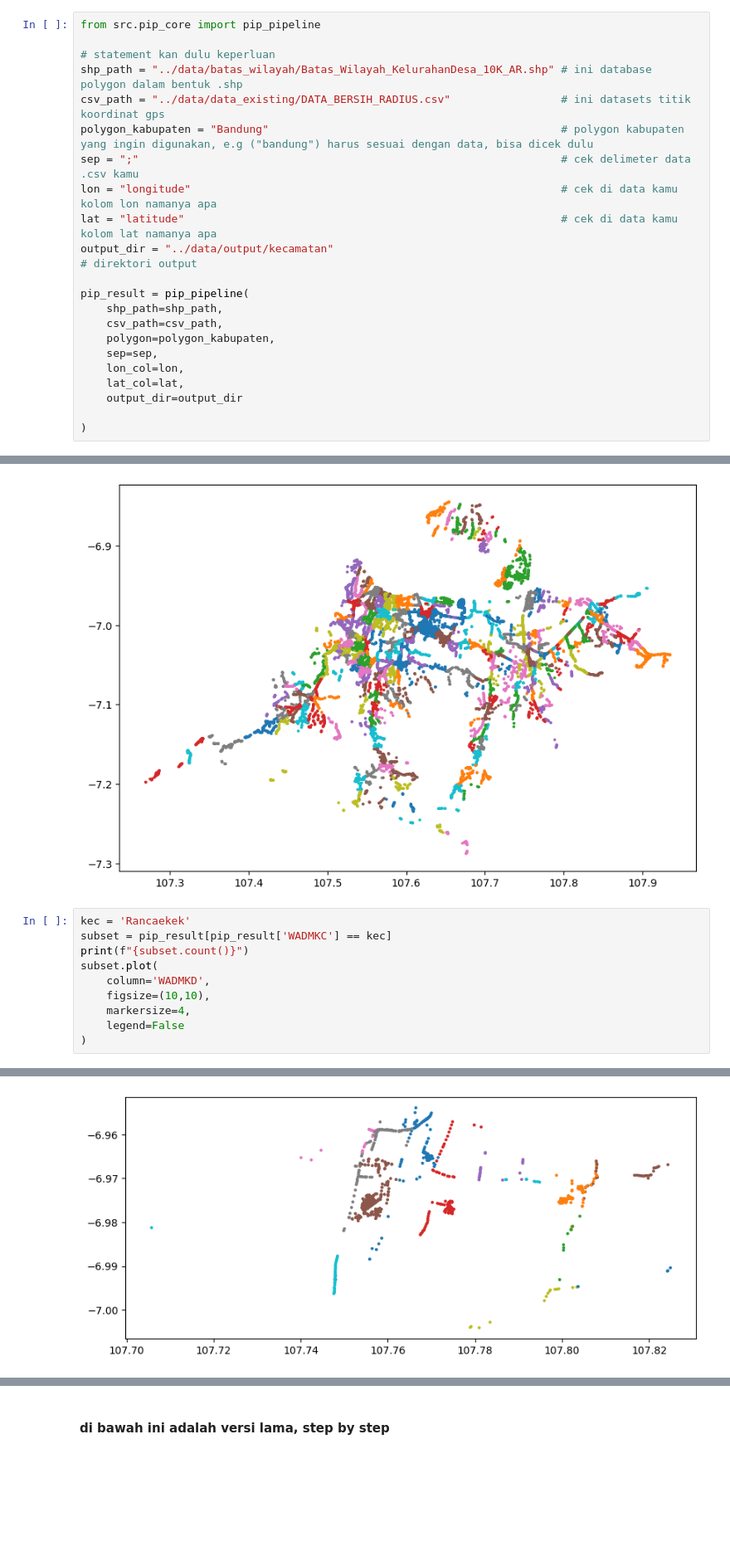
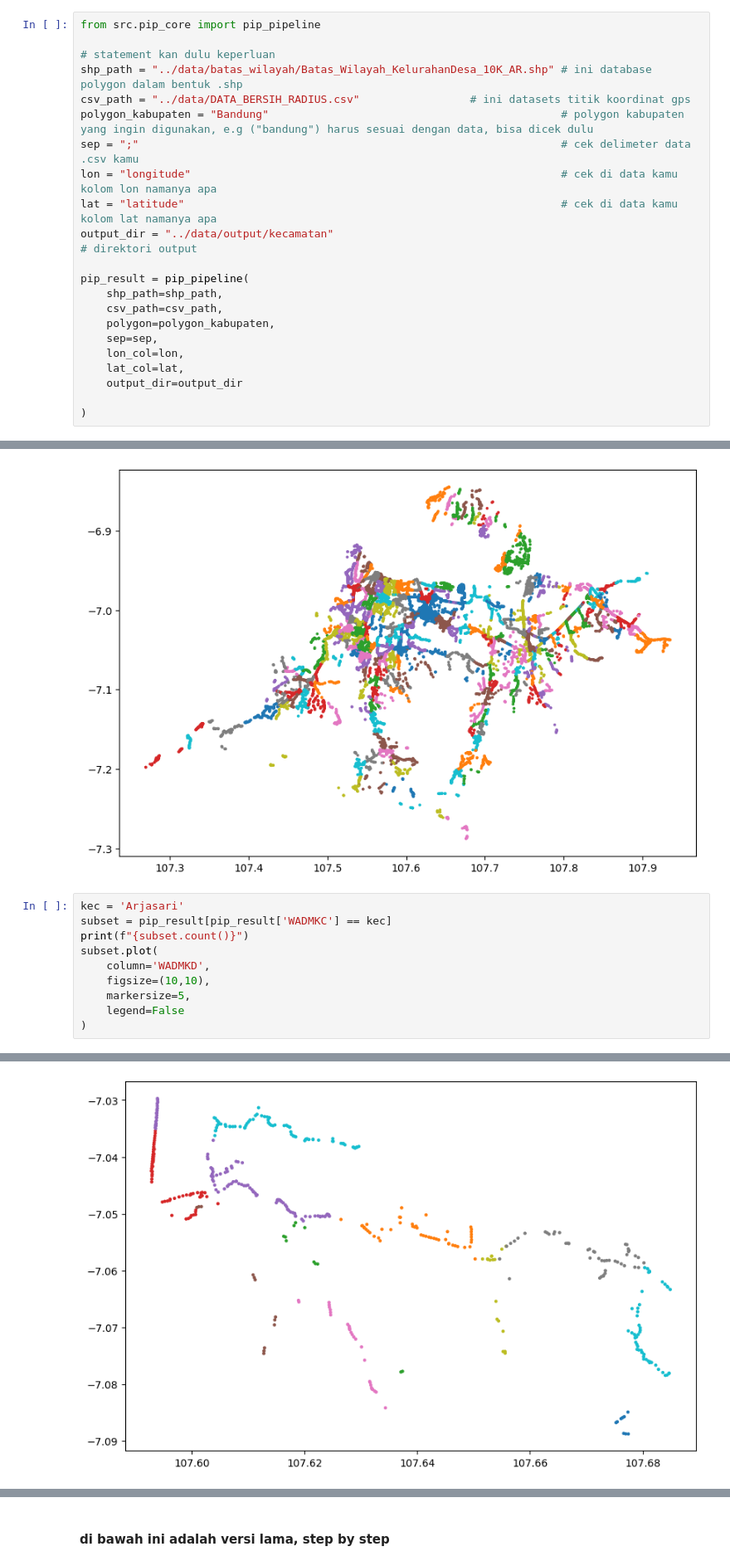
Before and after one commit to Ryobros/moon_aggregates, a Jupyter notebook: notebook/algojo.ipynb, the cells around one changed output, grey strips where cells are left out. Shown at 83% size. Saved outputs shown, nothing was run; the diff lists cells and outputs as text; blank space fills up the shorter version.

```diff
--- a/notebook/algojo.ipynb
+++ b/notebook/algojo.ipynb
@@ -35,7 +33,7 @@ from src.pip_core import pip_pipeline
 
 # statement kan dulu keperluan
 shp_path = "../data/batas_wilayah/Batas_Wilayah_KelurahanDesa_10K_AR.shp" # ini database polygon dalam bentuk .shp
-csv_path = "../data/data_existing/DATA_BERSIH_RADIUS.csv"                 # ini datasets titik koordinat gps
+csv_path = "../data/DATA_BERSIH_RADIUS.csv"                 # ini datasets titik koordinat gps
 polygon_kabupaten = "Bandung"                                             # polygon kabupaten yang ingin digunakan, e.g ("bandung") harus sesuai dengan data, bisa dicek dulu
 sep = ";"                                                                 # cek delimeter data .csv kamu
 lon = "longitude"                                                         # cek di data kamu kolom lon namanya apa
@@ -76,13 +74,13 @@ pip_result.plot(
 <Axes: >
 [figure]
 # %%
-kec = 'Rancaekek'
+kec = 'Arjasari'
 subset = pip_result[pip_result['WADMKC'] == kec]
 print(f"{subset.count()}")
 subset.plot(
     column='WADMKD',
     figsize=(10,10),
-    markersize=4,
+    markersize=5,
     legend=False
 )
 # %% [output]
@@ -96,3 +94,3 @@ WADMKD         694
 dtype: int64
 <Axes: >
-[figure, old version]
+[figure, new version]
```
Also changed, not shown: parts of 5 cells of this notebook, 3 other files.
